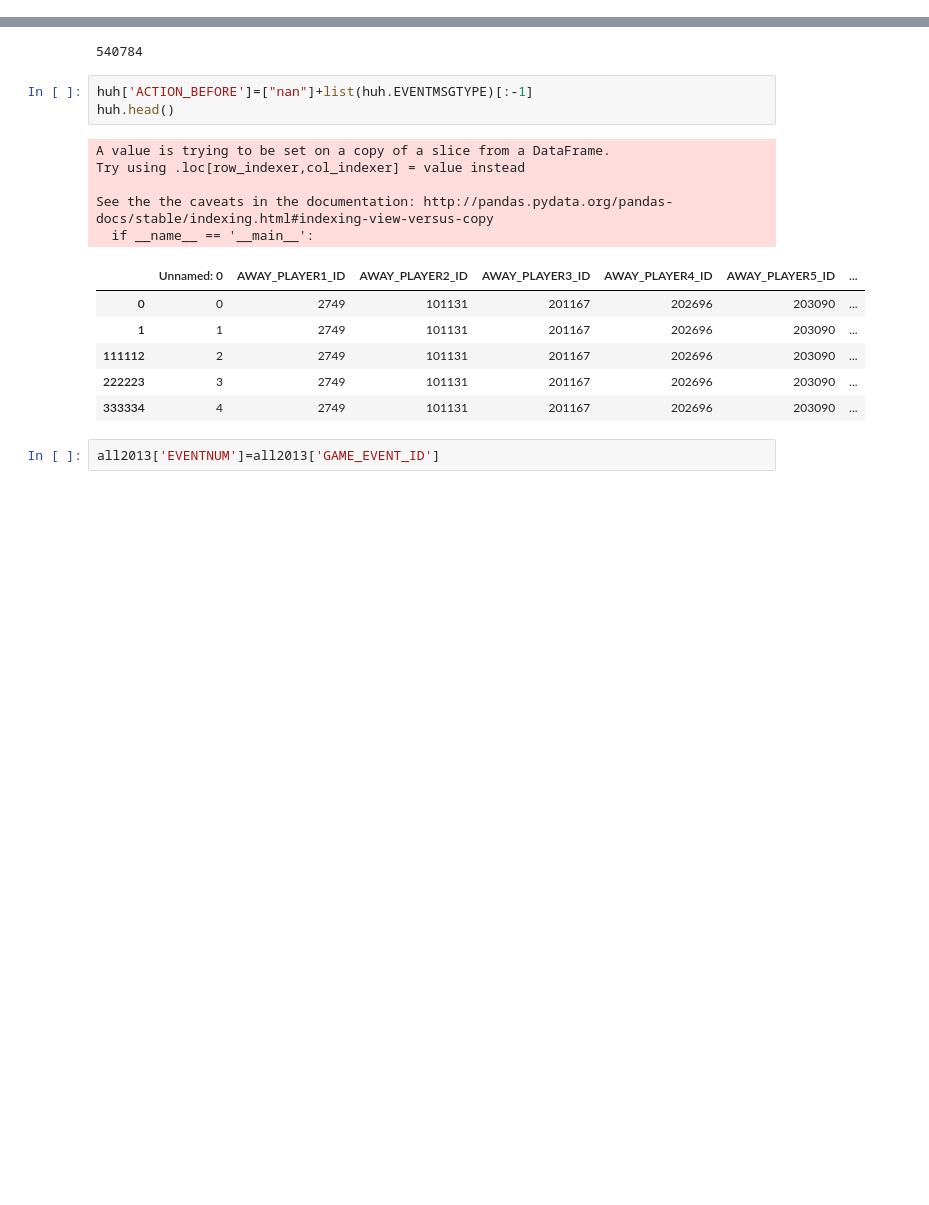
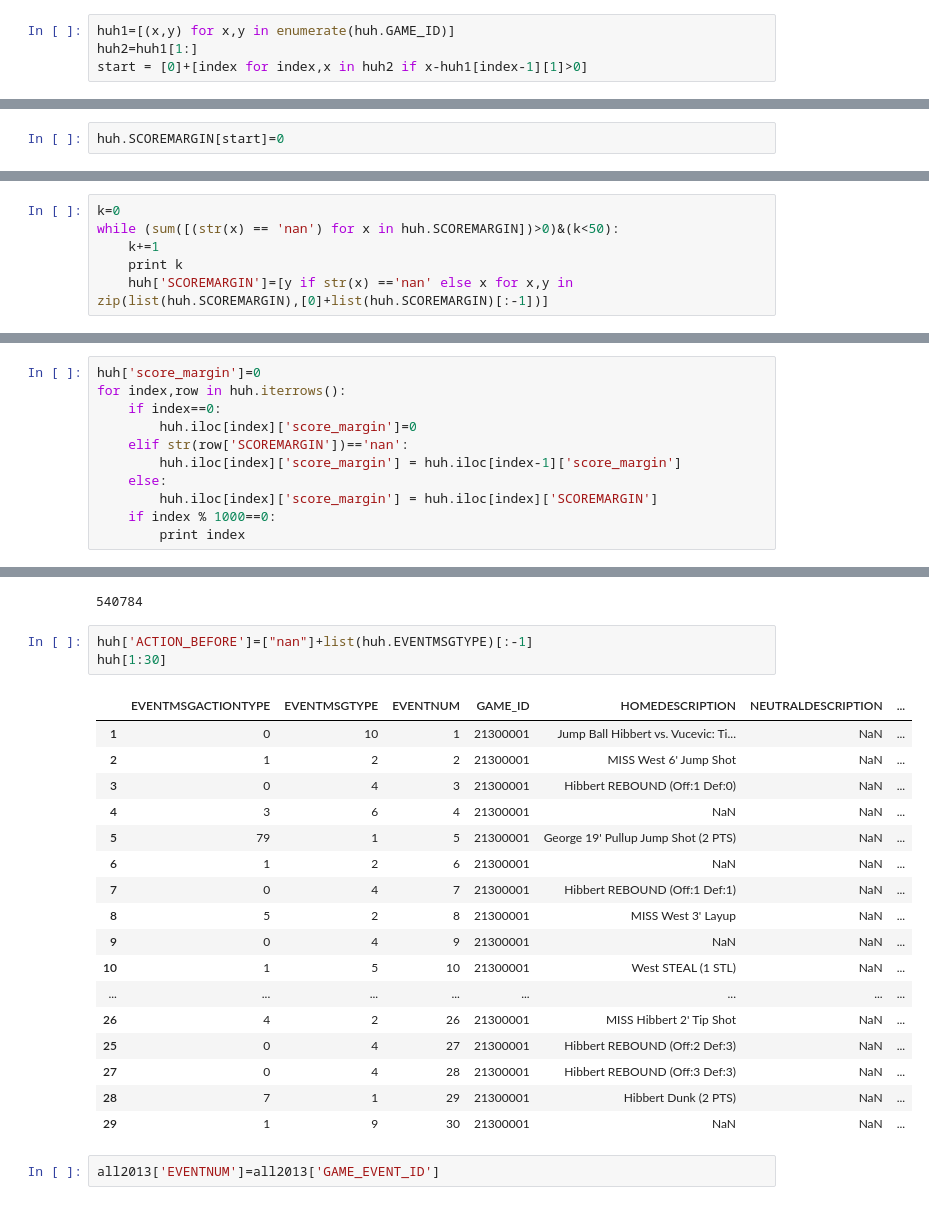
Before and after one commit to hwchase17/sportvu, a Jupyter notebook: SportVu_1.ipynb, the cells around one changed output, grey strips where cells are left out. Drawn from its saved outputs; the diff is of its cells as text; blank space fills up the shorter version.

Commit message:
merged shots

```diff
--- a/SportVu_1.ipynb
+++ b/SportVu_1.ipynb
@@ -301,0 +325,4 @@ huh = sort.drop_duplicates(['GAME_ID','EVENTNUM'])
+# %%
+huh1=[(x,y) for x,y in enumerate(huh.GAME_ID)]
+huh2=huh1[1:]
+start = [0]+[index for index,x in huh2 if x-huh1[index-1][1]>0]
@@ -301,0 +333,2 @@ huh = sort.drop_duplicates(['GAME_ID','EVENTNUM'])
+# %%
+huh.SCOREMARGIN[start]=0
@@ -301,0 +340,6 @@ huh = sort.drop_duplicates(['GAME_ID','EVENTNUM'])
+# %%
+k=0
+while (sum([(str(x) == 'nan') for x in huh.SCOREMARGIN])>0)&(k<50):
+    k+=1
+    print k
+    huh['SCOREMARGIN']=[y if str(x) =='nan' else x for x,y in zip(list(huh.SCOREMARGIN),[0]+list(huh.SCOREMARGIN)[:-1])]
@@ -301,0 +391,11 @@ huh = sort.drop_duplicates(['GAME_ID','EVENTNUM'])
+# %%
+huh['score_margin']=0
+for index,row in huh.iterrows():
+    if index==0:
+        huh.iloc[index]['score_margin']=0
+    elif str(row['SCOREMARGIN'])=='nan':
+        huh.iloc[index]['score_margin'] = huh.iloc[index-1]['score_margin']
+    else:
+        huh.iloc[index]['score_margin'] = huh.iloc[index]['SCOREMARGIN']
+    if index % 1000==0:
+        print index
@@ -305,19 +422,25 @@ len(["nan"]+list(huh.EVENTMSGTYPE))
 540784
 # %%
 huh['ACTION_BEFORE']=["nan"]+list(huh.EVENTMSGTYPE)[:-1]
-huh.head()
+huh[1:30]
 # %% [output]
-A value is trying to be set on a copy of a slice from a DataFrame.
-Try using .loc[row_indexer,col_indexer] = value instead
-
-See the the caveats in the documentation: http://pandas.pydata.org/pandas-docs/stable/indexing.html#indexing-view-versus-copy
-  if __name__ == '__main__':
-|  | Unnamed: 0 | AWAY_PLAYER1_ID | AWAY_PLAYER2_ID | AWAY_PLAYER3_ID | AWAY_PLAYER4_ID | AWAY_PLAYER5_ID | ... |
-| 0 | 0 | 2749 | 101131 | 201167 | 202696 | 203090 | ... |
-| 1 | 1 | 2749 | 101131 | 201167 | 202696 | 203090 | ... |
-| 111112 | 2 | 2749 | 101131 | 201167 | 202696 | 203090 | ... |
-| 222223 | 3 | 2749 | 101131 | 201167 | 202696 | 203090 | ... |
-| 333334 | 4 | 2749 | 101131 | 201167 | 202696 | 203090 | ... |
+|  | EVENTMSGACTIONTYPE | EVENTMSGTYPE | EVENTNUM | GAME_ID | HOMEDESCRIPTION | NEUTRALDESCRIPTION | ... |
+| 1 | 0 | 10 | 1 | 21300001 | Jump Ball Hibbert vs. Vucevic: Ti... | NaN | ... |
+| 2 | 1 | 2 | 2 | 21300001 | MISS West 6' Jump Shot | NaN | ... |
+| 3 | 0 | 4 | 3 | 21300001 | Hibbert REBOUND (Off:1 Def:0) | NaN | ... |
+| 4 | 3 | 6 | 4 | 21300001 | NaN | NaN | ... |
+| 5 | 79 | 1 | 5 | 21300001 | George 19' Pullup Jump Shot (2 PTS) | NaN | ... |
+| 6 | 1 | 2 | 6 | 21300001 | NaN | NaN | ... |
+| 7 | 0 | 4 | 7 | 21300001 | Hibbert REBOUND (Off:1 Def:1) | NaN | ... |
+| 8 | 5 | 2 | 8 | 21300001 | MISS West 3' Layup | NaN | ... |
+| 9 | 0 | 4 | 9 | 21300001 | NaN | NaN | ... |
+| 10 | 1 | 5 | 10 | 21300001 | West STEAL (1 STL) | NaN | ... |
+| ... | ... | ... | ... | ... | ... | ... | ... |
+| 26 | 4 | 2 | 26 | 21300001 | MISS Hibbert 2' Tip Shot | NaN | ... |
+| 25 | 0 | 4 | 27 | 21300001 | Hibbert REBOUND (Off:2 Def:3) | NaN | ... |
+| 27 | 0 | 4 | 28 | 21300001 | Hibbert REBOUND (Off:3 Def:3) | NaN | ... |
+| 28 | 7 | 1 | 29 | 21300001 | Hibbert Dunk (2 PTS) | NaN | ... |
+| 29 | 1 | 9 | 30 | 21300001 | NaN | NaN | ... |
 # %%
 all2013['EVENTNUM']=all2013['GAME_EVENT_ID']
 # %%
```
Also changed, not shown: parts of 14 cells of this notebook, 3 other files.
